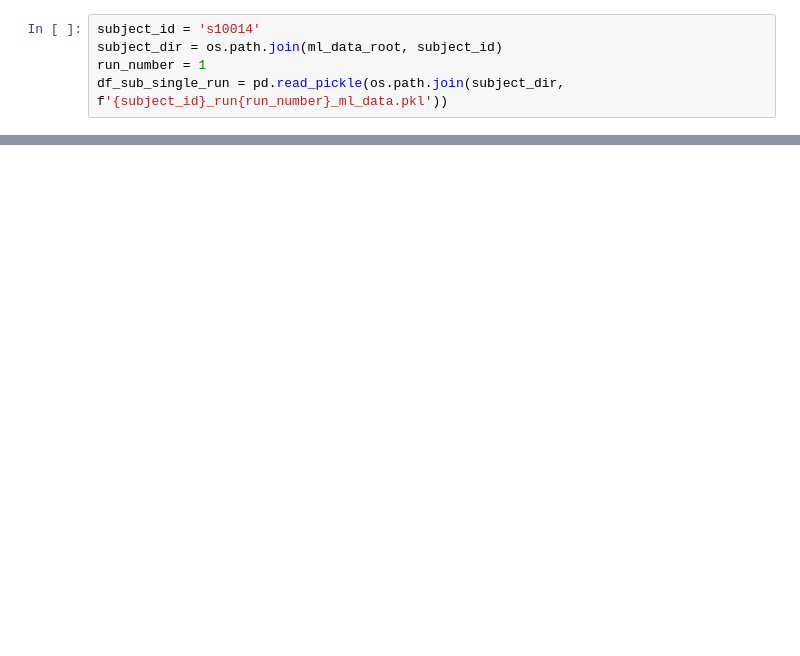
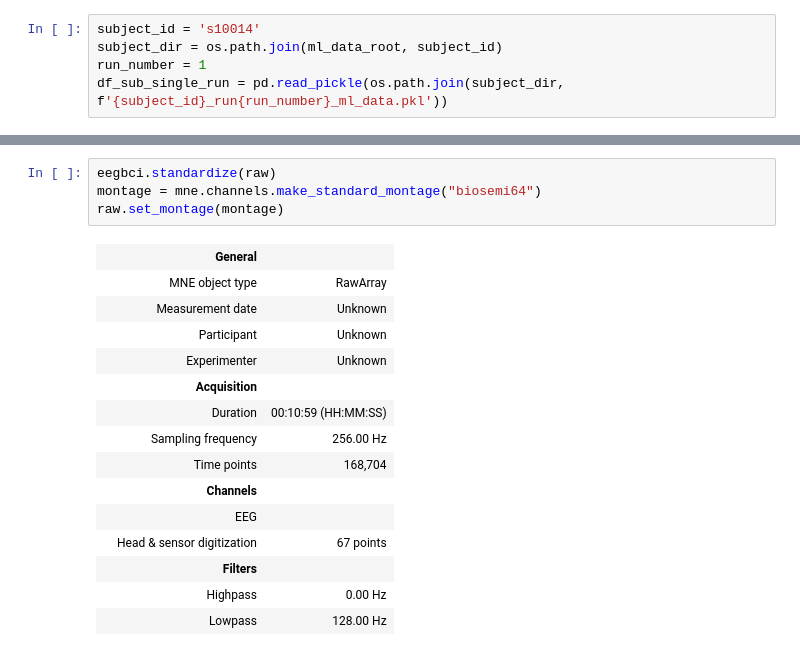
Before and after one commit to SinglePaper/BCI-Mind-Wandering, a Jupyter notebook: 0. Load data.ipynb, the cells around one changed output, grey strips where cells are left out. Saved outputs shown, nothing was run; the diff lists cells and outputs as text; blank space fills up the shorter version.

```diff
--- a/0. Load data.ipynb
+++ b/0. Load data.ipynb
@@ -34,0 +188,20 @@ df_sub_single_run = pd.read_pickle(os.path.join(subject_dir, f'{subject_id}_run{
+# %%
+eegbci.standardize(raw)
+montage = mne.channels.make_standard_montage("biosemi64")
+raw.set_montage(montage)
+# %% [output]
+|  | General |  |
+|  | MNE object type | RawArray |
+|  | Measurement date | Unknown |
+|  | Participant | Unknown |
+|  | Experimenter | Unknown |
+|  | Acquisition |  |
+|  | Duration | 00:10:59 (HH:MM:SS) |
+|  | Sampling frequency | 256.00 Hz |
+|  | Time points | 168,704 |
+|  | Channels |  |
+|  | EEG |  |
+|  | Head & sensor digitization | 67 points |
+|  | Filters |  |
+|  | Highpass | 0.00 Hz |
+|  | Lowpass | 128.00 Hz |
```
Also changed, not shown: parts of 16 cells of this notebook.
